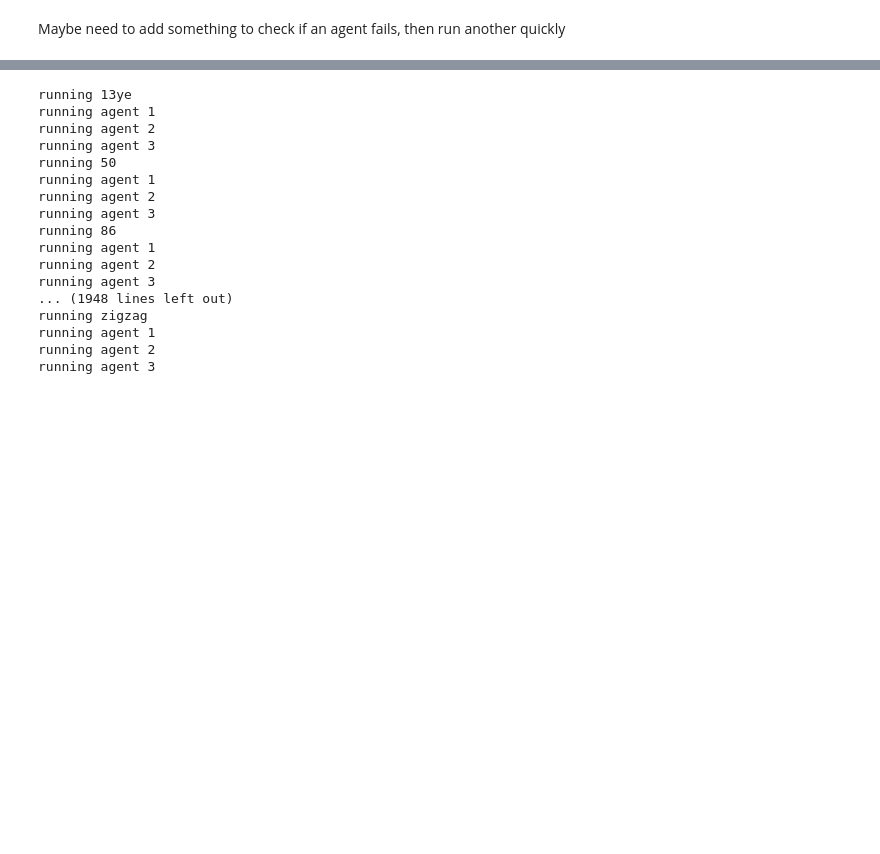
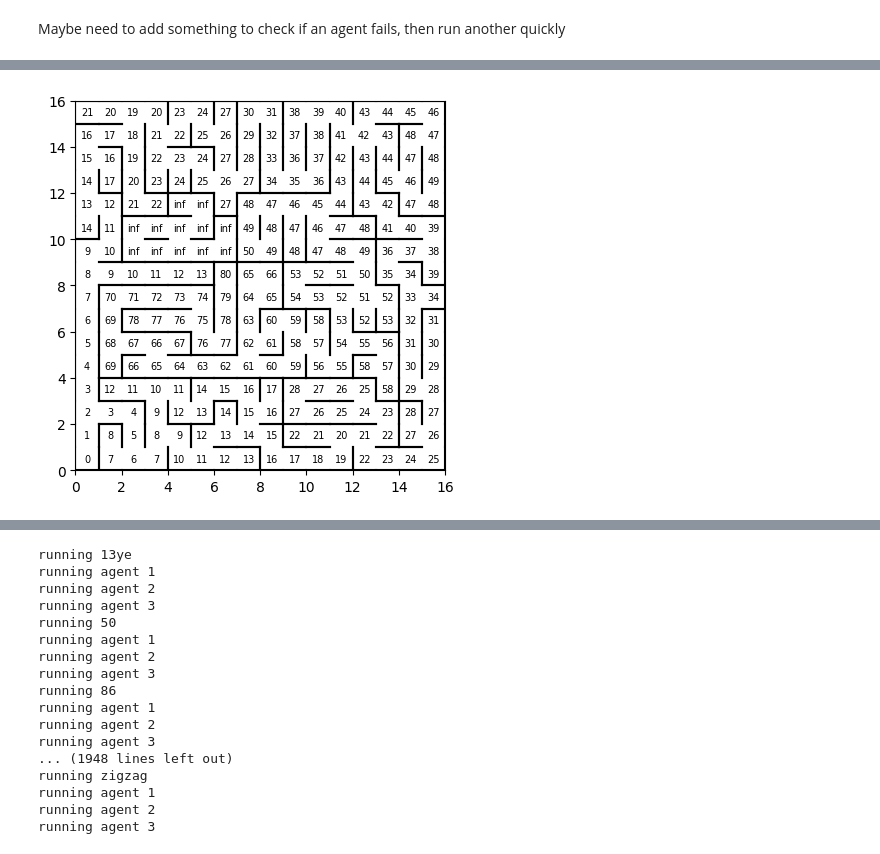
Before and after one commit to FarisAnsara/Optimal-Pathfinding-Micromouse, a Jupyter notebook: test.ipynb, the cells around one changed output, grey strips where cells are left out. Saved outputs shown, nothing was run; the diff lists cells and outputs as text; code cells hidden in the pictures; blank space fills up the shorter version.

```diff
--- a/test.ipynb
+++ b/test.ipynb
@@ -98,0 +117,7 @@ print(stats.get_time_from_path(flood_path))
+# %%
+from algorithms.classical.bfs.BFS import BFS
+bfs = BFS(walls=maze)
+bfs.bfs()
+Utils.draw_maze(maze, dist_map=bfs.distances)
+# %% [output]
+[figure, added]
```
Also changed, not shown: parts of 17 cells of this notebook, 48 other files.
